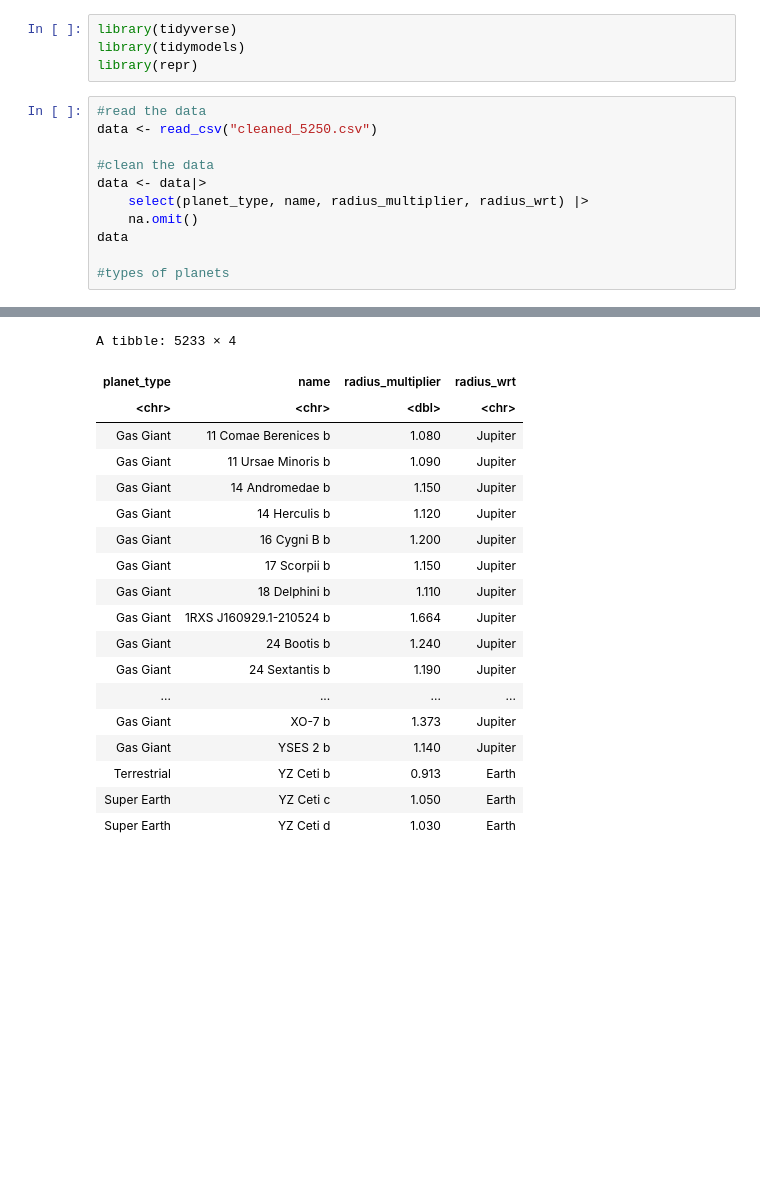
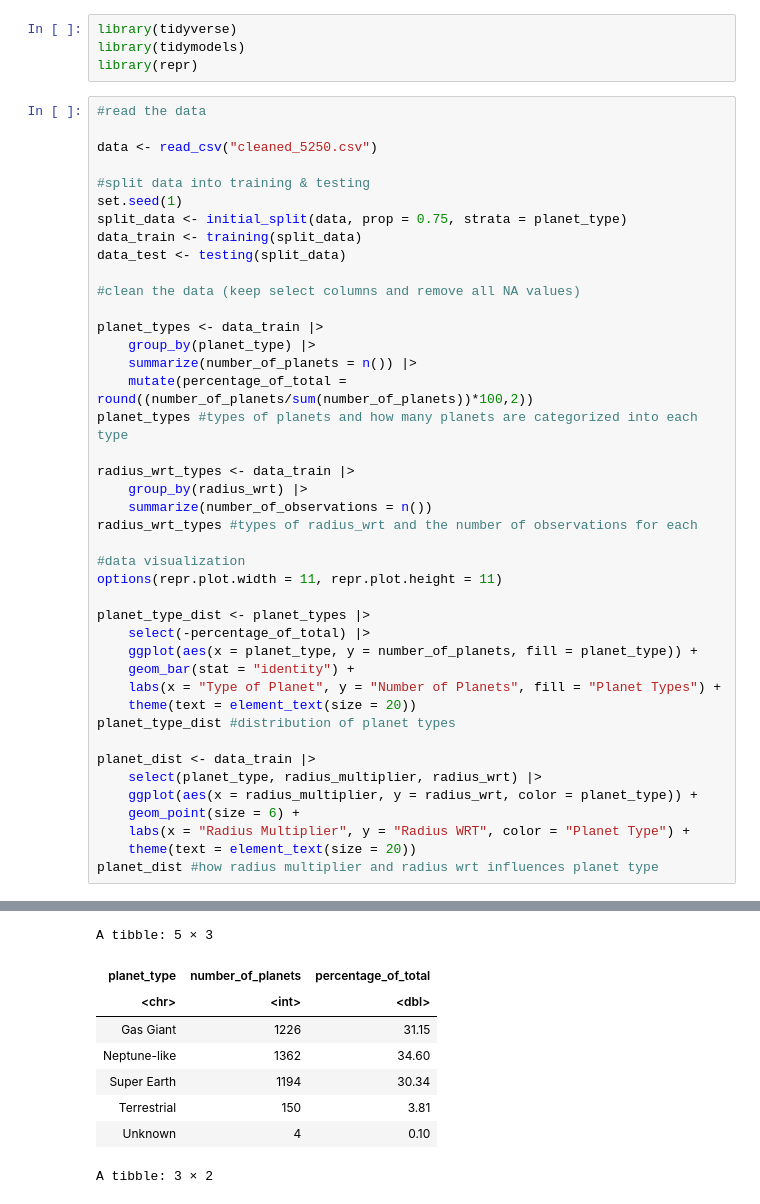
Before and after one commit to karembryo/dsci-project, a Jupyter notebook: data_sci.ipynb, the cells around one changed output, grey strips where cells are left out. Drawn from its saved outputs; the diff is of its cells as text; blank space fills up the shorter version.

Commit message:
finished preliminary analysis (table + visuals))

```diff
--- a/data_sci.ipynb
+++ b/data_sci.ipynb
@@ -25,40 +25,61 @@ library(tidymodels)
 library(repr)
 # %%
 #read the data
+
 data <- read_csv("cleaned_5250.csv")
 
-#clean the data
-data <- data|>
-    select(planet_type, name, radius_multiplier, radius_wrt) |>
-    na.omit()
-data
+#split data into training & testing
+set.seed(1)
+split_data <- initial_split(data, prop = 0.75, strata = planet_type)
+data_train <- training(split_data)
+data_test <- testing(split_data)
 
-#types of planets
+#clean the data (keep select columns and remove all NA values)
+
+planet_types <- data_train |>
+    group_by(planet_type) |>
+    summarize(number_of_planets = n()) |>
+    mutate(percentage_of_total = round((number_of_planets/sum(number_of_planets))*100,2))
+planet_types #types of planets and how many planets are categorized into each type
+
+radius_wrt_types <- data_train |>
+    group_by(radius_wrt) |>
+    summarize(number_of_observations = n())
+radius_wrt_types #types of radius_wrt and the number of observations for each
+
+#data visualization
+options(repr.plot.width = 11, repr.plot.height = 11)
+
+planet_type_dist <- planet_types |>
+    select(-percentage_of_total) |>
+    ggplot(aes(x = planet_type, y = number_of_planets, fill = planet_type)) +
+    geom_bar(stat = "identity") +
+    labs(x = "Type of Planet", y = "Number of Planets", fill = "Planet Types") +
+    theme(text = element_text(size = 20))
+planet_type_dist #distribution of planet types
+
+planet_dist <- data_train |>
+    select(planet_type, radius_multiplier, radius_wrt) |>
+    ggplot(aes(x = radius_multiplier, y = radius_wrt, color = planet_type)) +
+    geom_point(size = 6) +
+    labs(x = "Radius Multiplier", y = "Radius WRT", color = "Planet Type") +
+    theme(text = element_text(size = 20))
+planet_dist #how radius multiplier and radius wrt influences planet type
 # %% [output]
 Rows: 5250 Columns: 13
 ── Column specification ────────────────────────────────────────────────────────
 Delimiter: ","
 chr (5): name, planet_type, mass_wrt, radius_wrt, detection_method
 dbl (8): distance, stellar_magnitude, discovery_year, mass_multiplier, radiu...
 
 ℹ Use `spec()` to retrieve the full column specification for this data.
 ℹ Specify the column types or set `show_col_types = FALSE` to quiet this message.
-A tibble: 5233 × 4
+A tibble: 5 × 3
-| planet_type | name | radius_multiplier | radius_wrt |
-| <chr> | <chr> | <dbl> | <chr> |
-| Gas Giant | 11 Comae Berenices b | 1.080 | Jupiter |
-| Gas Giant | 11 Ursae Minoris b | 1.090 | Jupiter |
-| Gas Giant | 14 Andromedae b | 1.150 | Jupiter |
-| Gas Giant | 14 Herculis b | 1.120 | Jupiter |
-| Gas Giant | 16 Cygni B b | 1.200 | Jupiter |
-| Gas Giant | 17 Scorpii b | 1.150 | Jupiter |
-| Gas Giant | 18 Delphini b | 1.110 | Jupiter |
-| Gas Giant | 1RXS J160929.1-210524 b | 1.664 | Jupiter |
-| Gas Giant | 24 Bootis b | 1.240 | Jupiter |
-| Gas Giant | 24 Sextantis b | 1.190 | Jupiter |
-| ... | ... | ... | ... |
-| Gas Giant | XO-7 b | 1.373 | Jupiter |
-| Gas Giant | YSES 2 b | 1.140 | Jupiter |
-| Terrestrial | YZ Ceti b | 0.913 | Earth |
-| Super Earth | YZ Ceti c | 1.050 | Earth |
-| Super Earth | YZ Ceti d | 1.030 | Earth |
+| planet_type | number_of_planets | percentage_of_total |
+| <chr> | <int> | <dbl> |
+| Gas Giant | 1226 | 31.15 |
+| Neptune-like | 1362 | 34.60 |
+| Super Earth | 1194 | 30.34 |
+| Terrestrial | 150 | 3.81 |
+| Unknown | 4 | 0.10 |
+A tibble: 3 × 2
```
Also changed, not shown: parts of 1 cell of this notebook.
